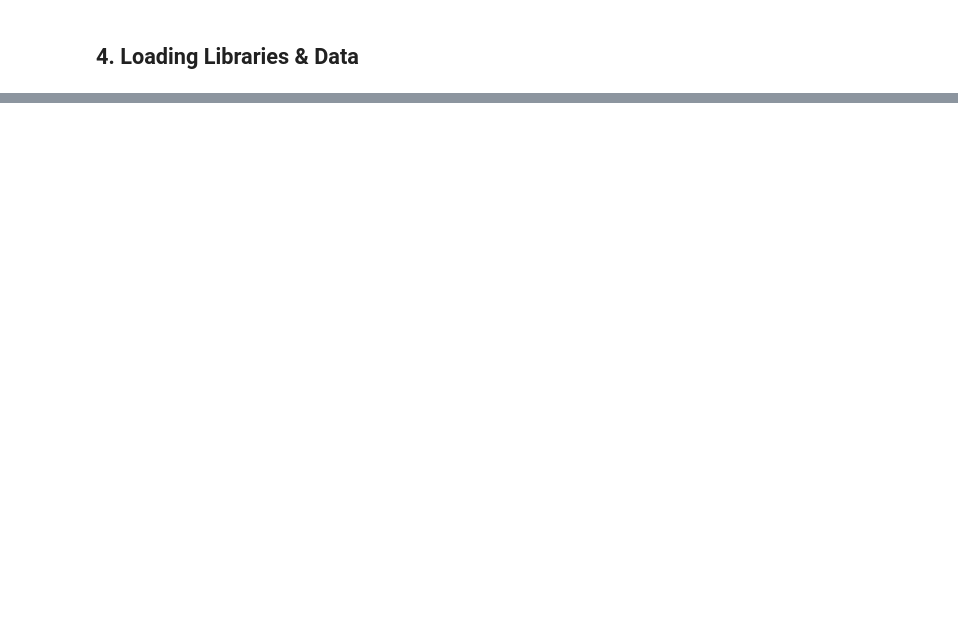
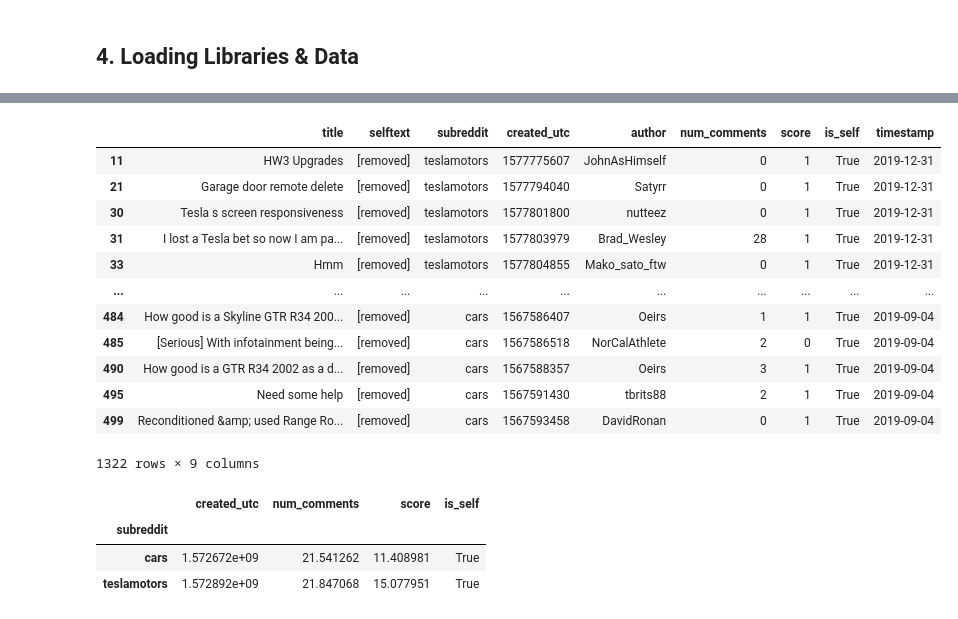
Before and after one commit to LexLau/Classifying-subreddit-cars-vs-teslamotors-with-NLP, a Jupyter notebook: Project_3_Web_APIs_&_NLP.ipynb, the cells around one changed output, grey strips where cells are left out. Saved outputs shown, nothing was run; the diff lists cells and outputs as text; code cells hidden in the pictures; blank space fills up the shorter version.

```diff
--- a/Project_3_Web_APIs_&_NLP.ipynb
+++ b/Project_3_Web_APIs_&_NLP.ipynb
@@ -175,2 +61,0 @@ _timestamp = df["created_utc"].apply(lambda x: dt.date.fromtimestamp(x))
-# %%
-df['timestamp'] = _timestamp # underscore in front is a temporary variable
@@ -291,0 +218,24 @@ query_load.head()
+# %%
+combined_sub_queries[combined_sub_queries['selftext']=='[removed]']
+# %% [output]
+|  | title | selftext | subreddit | created_utc | author | num_comments | score | is_self | timestamp |
+| 11 | HW3 Upgrades | [removed] | teslamotors | 1577775607 | JohnAsHimself | 0 | 1 | True | 2019-12-31 |
+| 21 | Garage door remote delete | [removed] | teslamotors | 1577794040 | Satyrr | 0 | 1 | True | 2019-12-31 |
+| 30 | Tesla s screen responsiveness | [removed] | teslamotors | 1577801800 | nutteez | 0 | 1 | True | 2019-12-31 |
+| 31 | I lost a Tesla bet so now I am pa... | [removed] | teslamotors | 1577803979 | Brad_Wesley | 28 | 1 | True | 2019-12-31 |
+| 33 | Hmm | [removed] | teslamotors | 1577804855 | Mako_sato_ftw | 0 | 1 | True | 2019-12-31 |
+| ... | ... | ... | ... | ... | ... | ... | ... | ... | ... |
+| 484 | How good is a Skyline GTR R34 200... | [removed] | cars | 1567586407 | Oeirs | 1 | 1 | True | 2019-09-04 |
+| 485 | [Serious] With infotainment being... | [removed] | cars | 1567586518 | NorCalAthlete | 2 | 0 | True | 2019-09-04 |
+| 490 | How good is a GTR R34 2002 as a d... | [removed] | cars | 1567588357 | Oeirs | 3 | 1 | True | 2019-09-04 |
+| 495 | Need some help | [removed] | cars | 1567591430 | tbrits88 | 2 | 1 | True | 2019-09-04 |
+| 499 | Reconditioned &amp; used Range Ro... | [removed] | cars | 1567593458 | DavidRonan | 0 | 1 | True | 2019-09-04 |
+1322 rows × 9 columns
+# %%
+# consider using features where comments > 20?
+combined_sub_queries.groupby('subreddit').mean()
+# %% [output]
+|  | created_utc | num_comments | score | is_self |
+| subreddit |  |  |  |  |
+| cars | 1.572672e+09 | 21.541262 | 11.408981 | True |
+| teslamotors | 1.572892e+09 | 21.847068 | 15.077951 | True |
```
Also changed, not shown: parts of 95 cells of this notebook, 2 other files.
